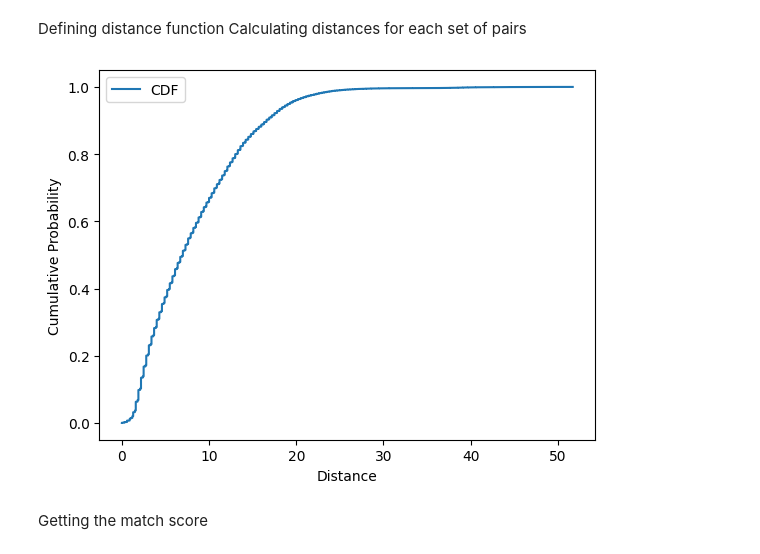
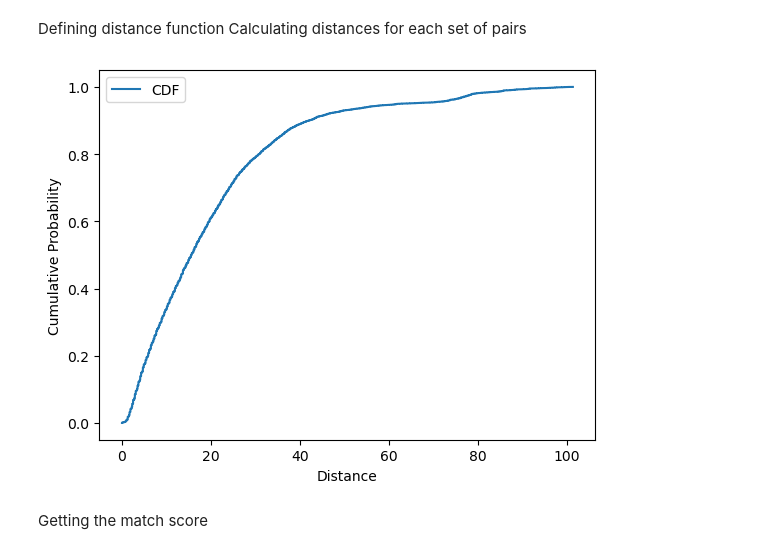
Before and after one commit to MathisNIV/GroovieLive, a Jupyter notebook: IA/Training/train.ipynb, the cells around one changed output. Drawn from its saved outputs; the diff is of its cells as text; code cells hidden in the pictures.

```diff
--- a/IA/Training/train.ipynb
+++ b/IA/Training/train.ipynb
@@ -107,8 +93,8 @@ def compute_song_distance(song1, song2):
 
     # TODO: optimize weights
     distance = ((not identical and not adjacent)
-                + 0.3 * bpm_difference
-                + 0.3 * (not same_category)
+                + 0.6 * bpm_difference
+                + 0.4 * (not same_category)
                 + 0.3 * (not same_genre)
                 + 0.3 * (not same_subgenre))
 
@@ -116,26 +102,28 @@ def compute_song_distance(song1, song2):
 # %%
 import numpy as np
 import matplotlib.pyplot as plt
 
 
+assert len(songs) >= 100
+
 distance = []
-for songA in songs:
-    for songB in songs:
+for songA in songs[:500]:
+    for songB in songs[:500]:
         if songA != songB:
             distance.append(compute_song_distance(songA, songB))
 
 sorted_distances = np.sort(distance)
 cumulative_distribution = np.arange(1, len(sorted_distances) + 1) / len(sorted_distances)
 
 plt.plot(sorted_distances, cumulative_distribution, label='CDF')
 
 plt.xlabel('Distance')
 plt.ylabel('Cumulative Probability')
 plt.legend()
 
 plt.show()
 # %% [output]
-[figure, old version]
+[figure, new version]
 # %% [markdown]
 Getting the match score
 # %%
```
Also changed, not shown: parts of 9 cells of this notebook, 3 other files.
